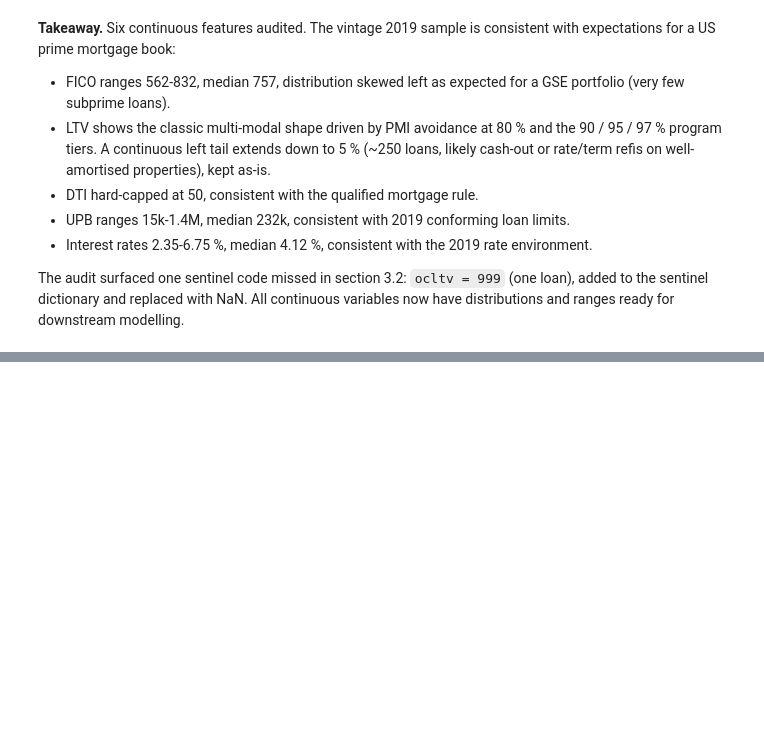
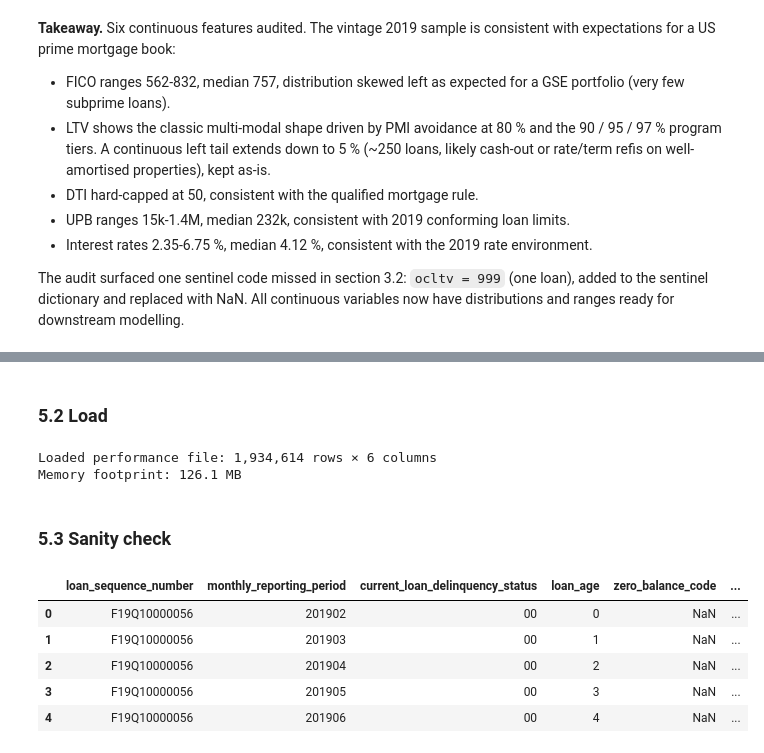
Before and after one commit to capristunt/Credit-Risk-Freddie-Mac-SFLLD-2019, a Jupyter notebook: notebooks/01_data_preparation.ipynb, the cells around one changed output, grey strips where cells are left out. Drawn from its saved outputs; the diff is of its cells as text; code cells hidden in the pictures; blank space fills up the shorter version.

```diff
--- a/notebooks/01_data_preparation.ipynb
+++ b/notebooks/01_data_preparation.ipynb
@@ -295,0 +553,21 @@ The audit surfaced one sentinel code missed in section 3.2: `ocltv = 999` (one l
+# %% [markdown]
+### 5.2 Load
+# %%
+perf = loader.load_performance()
+
+print(f"Loaded performance file: {perf.shape[0]:,} rows × {perf.shape[1]} columns")
+print(f"Memory footprint: {perf.memory_usage(deep=True).sum() / 1e6:.1f} MB")
+# %% [output]
+Loaded performance file: 1,934,614 rows × 6 columns
+Memory footprint: 126.1 MB
+# %% [markdown]
+### 5.3 Sanity check
+# %%
+perf.head()
+# %% [output]
+|  | loan_sequence_number | monthly_reporting_period | current_loan_delinquency_status | loan_age | zero_balance_code | ... |
+| 0 | F19Q10000056 | 201902 | 00 | 0 | NaN | ... |
+| 1 | F19Q10000056 | 201903 | 00 | 1 | NaN | ... |
+| 2 | F19Q10000056 | 201904 | 00 | 2 | NaN | ... |
+| 3 | F19Q10000056 | 201905 | 00 | 3 | NaN | ... |
+| 4 | F19Q10000056 | 201906 | 00 | 4 | NaN | ... |
```
Also changed, not shown: parts of 32 cells of this notebook, 1 other file.
